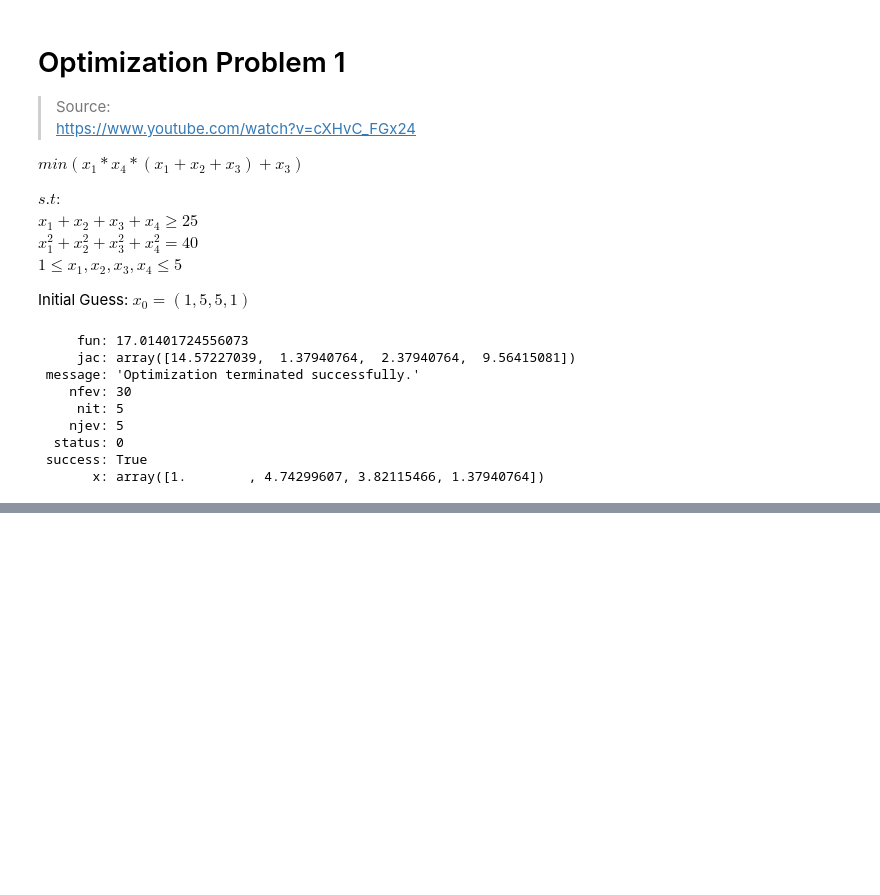
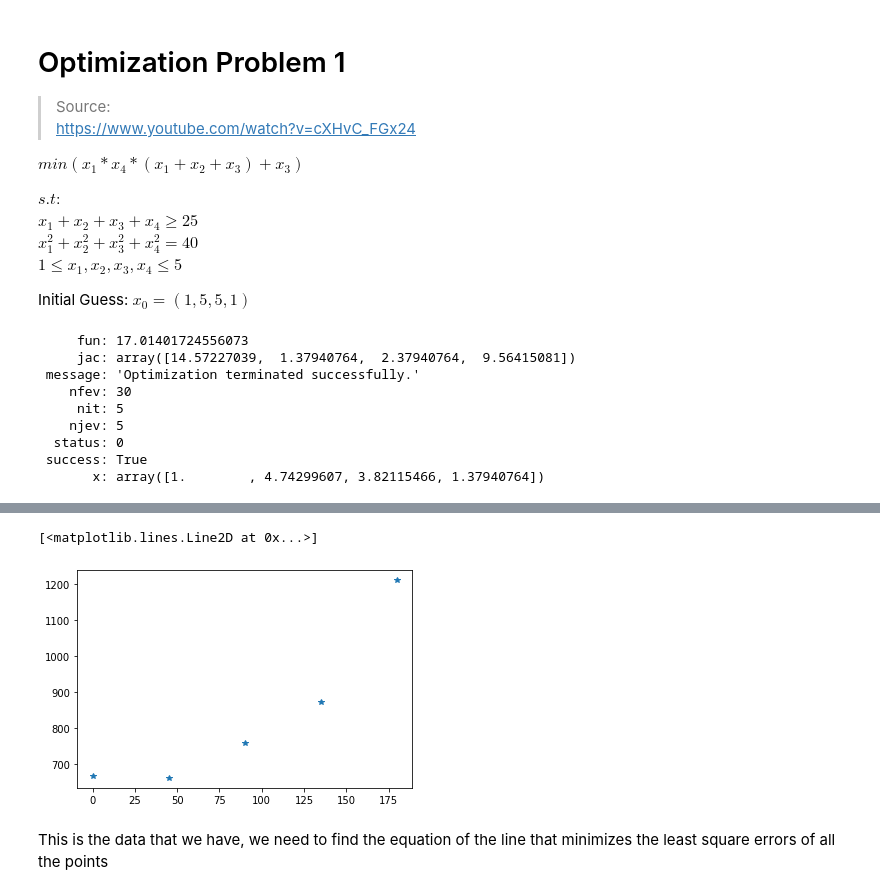
Before and after one commit to smit585/ReinforcementLearning, a Jupyter notebook: Optimization_Problems.ipynb, the cells around one changed output, grey strips where cells are left out. Saved outputs shown, nothing was run; the diff lists cells and outputs as text; code cells hidden in the pictures; blank space fills up the shorter version.

```diff
--- a/Optimization_Problems.ipynb
+++ b/Optimization_Problems.ipynb
@@ -66,0 +207,12 @@ print(sol)
+# %%
+import matplotlib.pyplot as plt
+
+x = np.array([0, 45, 90, 135, 180])
+y = np.array([667, 661, 757, 871, 1210])
+
+plt.plot(x, y, '*')
+# %% [output]
+[<matplotlib.lines.Line2D at 0x...>]
+[figure, added]
+# %% [markdown]
+This is the data that we have, we need to find the equation of the line that minimizes the least square errors of all the points
```
Also changed, not shown: parts of 31 cells of this notebook.
